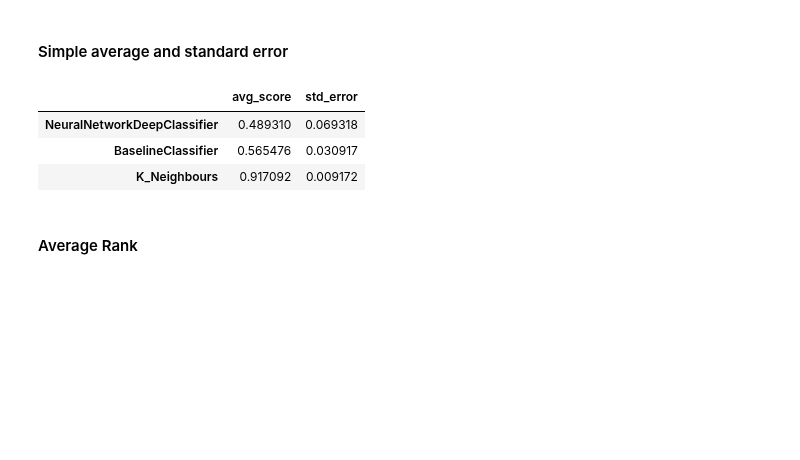
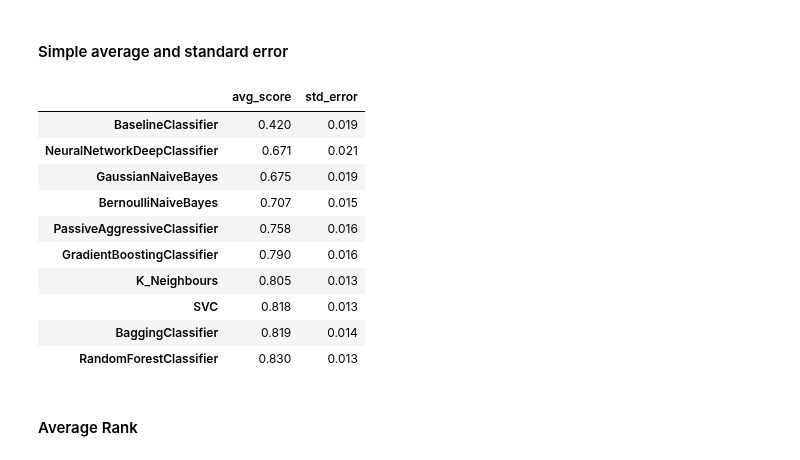
Before and after one commit to sktime/mlaut, a Jupyter notebook: AnalyzeResults.ipynb, the cells around one changed output. Drawn from its saved outputs; the diff is of its cells as text; code cells hidden in the pictures; blank space fills up the shorter version.

```diff
--- a/AnalyzeResults.ipynb
+++ b/AnalyzeResults.ipynb
@@ -9,8 +9,8 @@ import matplotlib.pyplot as plt
 pd.options.display.max_rows = 1000
 # %%
 data = Data()
-input_io = data.open_hdf5('data/openml.h5', mode='r')
-out_io = data.open_hdf5('data/openml-classification.h5', mode='a')
+input_io = data.open_hdf5('data/delgado.h5', mode='r')
+out_io = data.open_hdf5('data/delgado-classification.h5', mode='a')
 analyze = AnalyseResults(hdf5_output_io=out_io,
                         hdf5_input_io=input_io,
                         input_h5_original_datasets_group='openml/',
@@ -32,12 +37,19 @@ score_accuracy = ScoreAccuracy()
 # %%
 avg_and_std_error = analyze.average_and_std_error(errors_per_estimator)
 # avg_and_std_error.index.name='Estimator Name'
-avg_and_std_error
+avg_and_std_error.round(3)
 # %% [output]
 |  | avg_score | std_error |
-| NeuralNetworkDeepClassifier | 0.489310 | 0.069318 |
-| BaselineClassifier | 0.565476 | 0.030917 |
-| K_Neighbours | 0.917092 | 0.009172 |
+| BaselineClassifier | 0.420 | 0.019 |
+| NeuralNetworkDeepClassifier | 0.671 | 0.021 |
+| GaussianNaiveBayes | 0.675 | 0.019 |
+| BernoulliNaiveBayes | 0.707 | 0.015 |
+| PassiveAggressiveClassifier | 0.758 | 0.016 |
+| GradientBoostingClassifier | 0.790 | 0.016 |
+| K_Neighbours | 0.805 | 0.013 |
+| SVC | 0.818 | 0.013 |
+| BaggingClassifier | 0.819 | 0.014 |
+| RandomForestClassifier | 0.830 | 0.013 |
 # %% [markdown]
 #### Average Rank
 # %%
```
Also changed, not shown: parts of 13 cells of this notebook, 4 other files.
